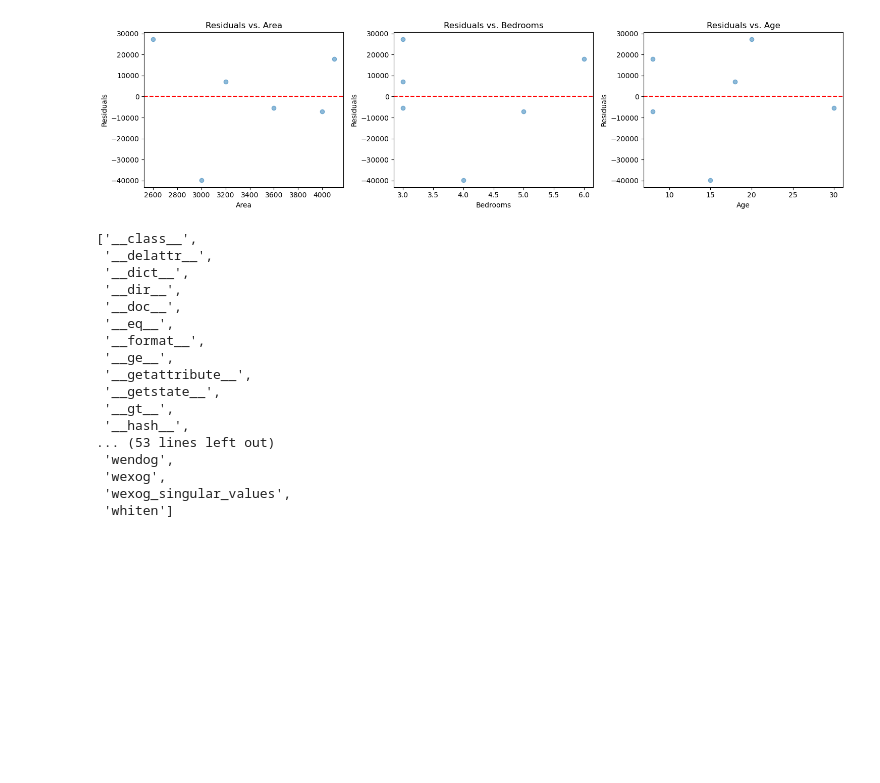
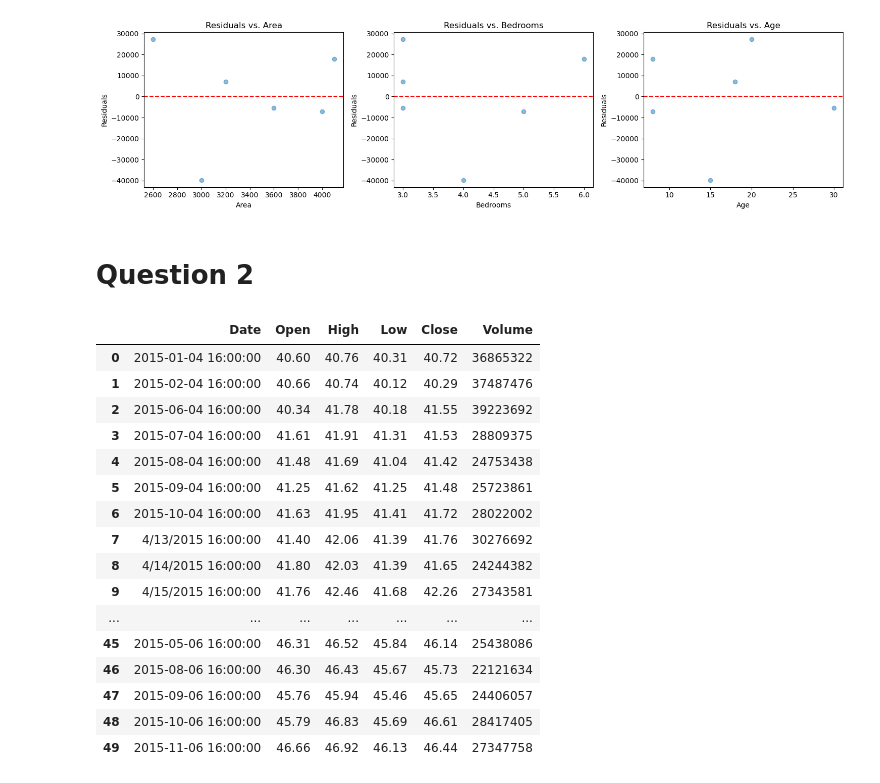
Before and after one commit to s0ul141/SB47, a Jupyter notebook: REG_DA2.ipynb, the cells around one changed output. Saved outputs shown, nothing was run; the diff lists cells and outputs as text; code cells hidden in the pictures; blank space fills up the shorter version.

```diff
--- a/REG_DA2.ipynb
+++ b/REG_DA2.ipynb
@@ -126,23 +142,5 @@ plt.tight_layout()
 plt.show()
 # %% [output]
 [figure]
-# %%
-dir(model)
-# %% [output]
-['__class__',
- '__delattr__',
- '__dict__',
- '__dir__',
- '__doc__',
- '__eq__',
- '__format__',
- '__ge__',
- '__getattribute__',
- '__getstate__',
- '__gt__',
- '__hash__',
-... (53 lines left out)
- 'wendog',
- 'wexog',
- 'wexog_singular_values',
- 'whiten']
+# %% [markdown]
+# Question 2
@@ -148,0 +155,22 @@ dir(model)
+# %%
+# Assume we have a DataFrame 'df' with a time series data
+df = pd.read_excel('Stock_Market_data.xlsx')
+df[:50]
+# %% [output]
+|  | Date | Open | High | Low | Close | Volume |
+| 0 | 2015-01-04 16:00:00 | 40.60 | 40.76 | 40.31 | 40.72 | 36865322 |
+| 1 | 2015-02-04 16:00:00 | 40.66 | 40.74 | 40.12 | 40.29 | 37487476 |
+| 2 | 2015-06-04 16:00:00 | 40.34 | 41.78 | 40.18 | 41.55 | 39223692 |
+| 3 | 2015-07-04 16:00:00 | 41.61 | 41.91 | 41.31 | 41.53 | 28809375 |
+| 4 | 2015-08-04 16:00:00 | 41.48 | 41.69 | 41.04 | 41.42 | 24753438 |
+| 5 | 2015-09-04 16:00:00 | 41.25 | 41.62 | 41.25 | 41.48 | 25723861 |
+| 6 | 2015-10-04 16:00:00 | 41.63 | 41.95 | 41.41 | 41.72 | 28022002 |
+| 7 | 4/13/2015 16:00:00 | 41.40 | 42.06 | 41.39 | 41.76 | 30276692 |
+| 8 | 4/14/2015 16:00:00 | 41.80 | 42.03 | 41.39 | 41.65 | 24244382 |
+| 9 | 4/15/2015 16:00:00 | 41.76 | 42.46 | 41.68 | 42.26 | 27343581 |
+| ... | ... | ... | ... | ... | ... | ... |
+| 45 | 2015-05-06 16:00:00 | 46.31 | 46.52 | 45.84 | 46.14 | 25438086 |
+| 46 | 2015-08-06 16:00:00 | 46.30 | 46.43 | 45.67 | 45.73 | 22121634 |
+| 47 | 2015-09-06 16:00:00 | 45.76 | 45.94 | 45.46 | 45.65 | 24406057 |
+| 48 | 2015-10-06 16:00:00 | 45.79 | 46.83 | 45.69 | 46.61 | 28417405 |
+| 49 | 2015-11-06 16:00:00 | 46.66 | 46.92 | 46.13 | 46.44 | 27347758 |
```
Also changed, not shown: parts of 11 cells of this notebook.
